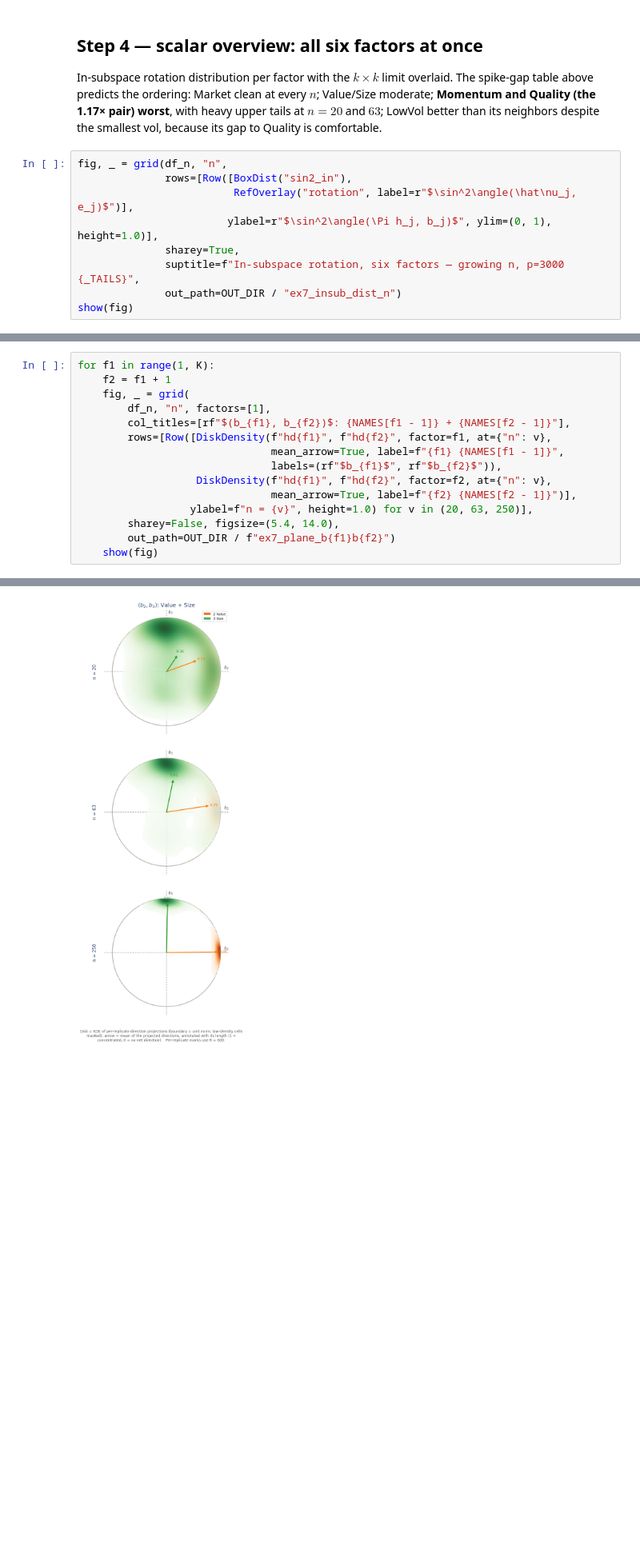
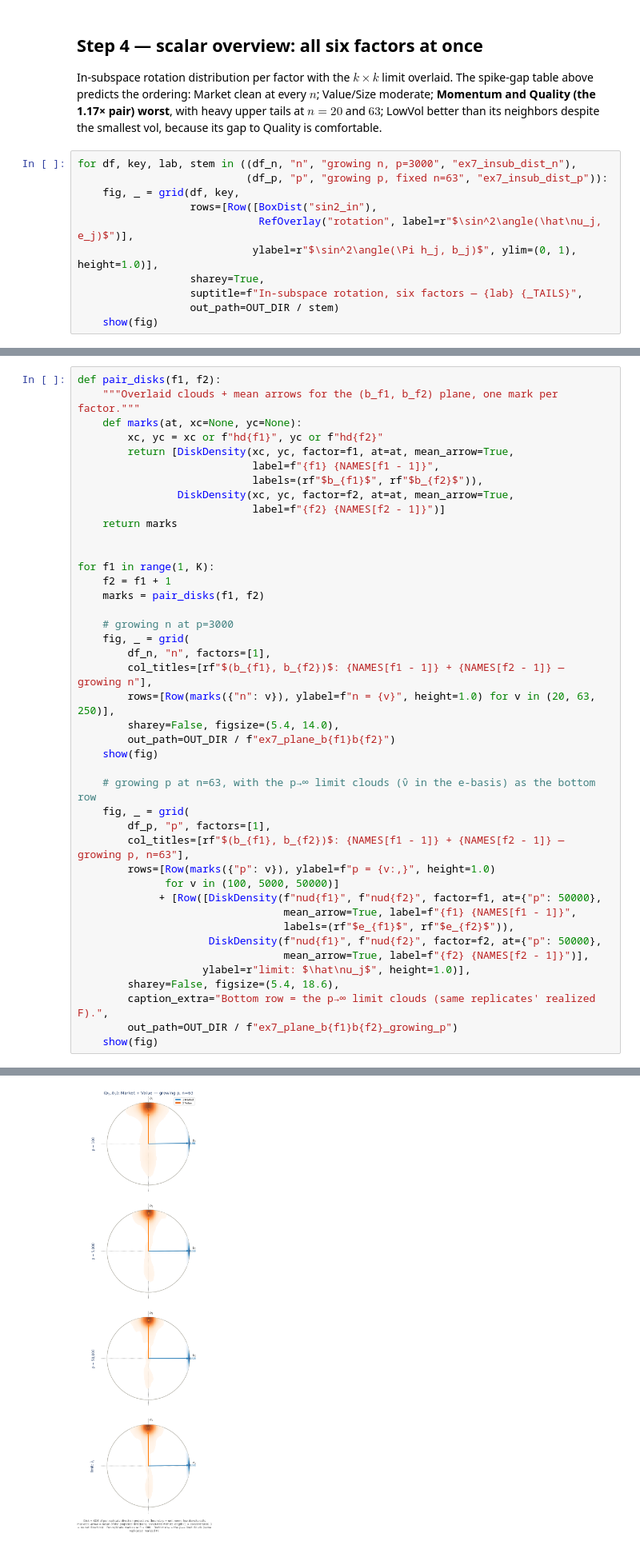
Before and after one commit to nlgac/factor_lab, a Jupyter notebook: ex-7_six_factor_rotation.ipynb, the cells around one changed output, grey strips where cells are left out. Shown at 80% size. Cells and saved outputs as stored; diff of their text form; blank space fills up the shorter version.

```diff
--- a/ex-7_six_factor_rotation.ipynb
+++ b/ex-7_six_factor_rotation.ipynb
@@ -229,13 +243,15 @@ moderate; **Momentum and Quality (the 1.17× pair) worst**, with heavy upper tai
 $n=20$ and $63$; LowVol better than its neighbors despite the smallest vol, because its
 gap to Quality is comfortable.
 # %%
-fig, _ = grid(df_n, "n",
-              rows=[Row([BoxDist("sin2_in"),
-                         RefOverlay("rotation", label=r"$\sin^2\angle(\hat\nu_j, e_j)$")],
-                        ylabel=r"$\sin^2\angle(\Pi h_j, b_j)$", ylim=(0, 1), height=1.0)],
-              sharey=True,
-              suptitle=f"In-subspace rotation, six factors — growing n, p=3000 {_TAILS}",
-              out_path=OUT_DIR / "ex7_insub_dist_n")
-show(fig)
+for df, key, lab, stem in ((df_n, "n", "growing n, p=3000", "ex7_insub_dist_n"),
+                           (df_p, "p", "growing p, fixed n=63", "ex7_insub_dist_p")):
+    fig, _ = grid(df, key,
+                  rows=[Row([BoxDist("sin2_in"),
+                             RefOverlay("rotation", label=r"$\sin^2\angle(\hat\nu_j, e_j)$")],
+                            ylabel=r"$\sin^2\angle(\Pi h_j, b_j)$", ylim=(0, 1), height=1.0)],
+                  sharey=True,
+                  suptitle=f"In-subspace rotation, six factors — {lab} {_TAILS}",
+                  out_path=OUT_DIR / stem)
+    show(fig)
 # %% [output]
 [figure]
@@ -249,16 +271,43 @@ well-separated planes stay pinned to their axes.
 # %%
+def pair_disks(f1, f2):
+    """Overlaid clouds + mean arrows for the (b_f1, b_f2) plane, one mark per factor."""
+    def marks(at, xc=None, yc=None):
+        xc, yc = xc or f"hd{f1}", yc or f"hd{f2}"
+        return [DiskDensity(xc, yc, factor=f1, at=at, mean_arrow=True,
+                            label=f"{f1} {NAMES[f1 - 1]}",
+                            labels=(rf"$b_{f1}$", rf"$b_{f2}$")),
+                DiskDensity(xc, yc, factor=f2, at=at, mean_arrow=True,
+                            label=f"{f2} {NAMES[f2 - 1]}")]
+    return marks
+
+
 for f1 in range(1, K):
     f2 = f1 + 1
+    marks = pair_disks(f1, f2)
+
+    # growing n at p=3000
     fig, _ = grid(
         df_n, "n", factors=[1],
-        col_titles=[rf"$(b_{f1}, b_{f2})$: {NAMES[f1 - 1]} + {NAMES[f2 - 1]}"],
-        rows=[Row([DiskDensity(f"hd{f1}", f"hd{f2}", factor=f1, at={"n": v},
-                               mean_arrow=True, label=f"{f1} {NAMES[f1 - 1]}",
-                               labels=(rf"$b_{f1}$", rf"$b_{f2}$")),
-                   DiskDensity(f"hd{f1}", f"hd{f2}", factor=f2, at={"n": v},
-                               mean_arrow=True, label=f"{f2} {NAMES[f2 - 1]}")],
-                  ylabel=f"n = {v}", height=1.0) for v in (20, 63, 250)],
+        col_titles=[rf"$(b_{f1}, b_{f2})$: {NAMES[f1 - 1]} + {NAMES[f2 - 1]} — growing n"],
+        rows=[Row(marks({"n": v}), ylabel=f"n = {v}", height=1.0) for v in (20, 63, 250)],
         sharey=False, figsize=(5.4, 14.0),
         out_path=OUT_DIR / f"ex7_plane_b{f1}b{f2}")
     show(fig)
+
+    # growing p at n=63, with the p→∞ limit clouds (ν̂ in the e-basis) as the bottom row
+    fig, _ = grid(
+        df_p, "p", factors=[1],
+        col_titles=[rf"$(b_{f1}, b_{f2})$: {NAMES[f1 - 1]} + {NAMES[f2 - 1]} — growing p, n=63"],
+        rows=[Row(marks({"p": v}), ylabel=f"p = {v:,}", height=1.0)
+              for v in (100, 5000, 50000)]
+             + [Row([DiskDensity(f"nud{f1}", f"nud{f2}", factor=f1, at={"p": 50000},
+                                 mean_arrow=True, label=f"{f1} {NAMES[f1 - 1]}",
+                                 labels=(rf"$e_{f1}$", rf"$e_{f2}$")),
+                     DiskDensity(f"nud{f1}", f"nud{f2}", factor=f2, at={"p": 50000},
+                                 mean_arrow=True, label=f"{f2} {NAMES[f2 - 1]}")],
+                    ylabel=r"limit: $\hat\nu_j$", height=1.0)],
+        sharey=False, figsize=(5.4, 18.6),
+        caption_extra="Bottom row = the p→∞ limit clouds (same replicates' realized F).",
+        out_path=OUT_DIR / f"ex7_plane_b{f1}b{f2}_growing_p")
+    show(fig)
 # %% [output]
@@ -266 +315 @@ for f1 in range(1, K):
-[figure, old version]
+[figure, new version]
```
Also changed, not shown: parts of 8 cells of this notebook.
